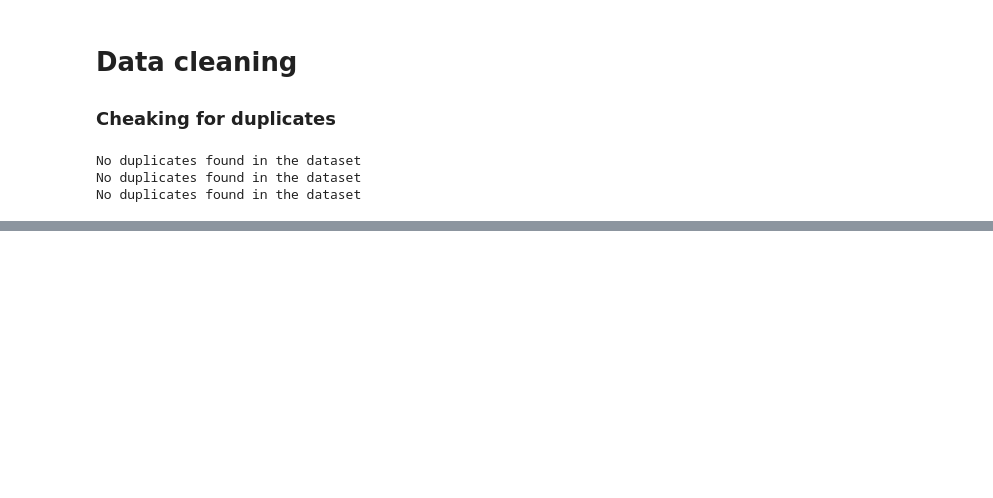
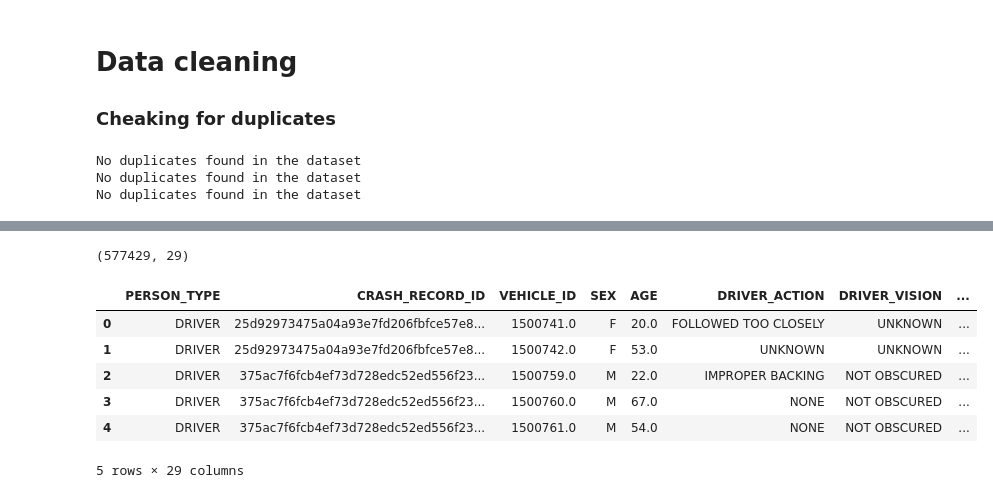
Before and after one commit to Lawez/phase-3-project, a Jupyter notebook: student.ipynb, the cells around one changed output, grey strips where cells are left out. Saved outputs shown, nothing was run; the diff lists cells and outputs as text; code cells hidden in the pictures; blank space fills up the shorter version.

```diff
--- a/student.ipynb
+++ b/student.ipynb
@@ -275,0 +433,5 @@ display(check_missing_values(crashes))
+# %%
+vehicles_del= ['CRASH_RECORD_ID', 'UNIT_NO', 'UNIT_TYPE', 'VEHICLE_DEFECT',
+                           'VEHICLE_TYPE', 'VEHICLE_USE','TRAVEL_DIRECTION','FIRST_CONTACT_POINT']
+# %%
+vehicles.drop(vehicles_del, axis=1, inplace=True)
@@ -275,0 +505,3 @@ display(check_missing_values(crashes))
+# %%
+crashes_fin=crashes[(crashes.PRIM_CONTRIBUTORY_CAUSE != 'UNABLE TO DETERMINE') &
+                                    (crashes.PRIM_CONTRIBUTORY_CAUSE != 'NOT APPLICABLE')].copy()
@@ -275,0 +514,5 @@ display(check_missing_values(crashes))
+# %%
+#Merging Datasets on the Crash_Record_ID Column
+df_1 = pd.merge(people_fin, vehicles, on='VEHICLE_ID')
+merg_data = pd.merge(df_1, crashes_fin, on='CRASH_RECORD_ID')
+merg_data.info()
@@ -275,0 +537,16 @@ display(check_missing_values(crashes))
+# %%
+# Cheaking the shape of the data
+merg_data.shape
+# %% [output]
+(577429, 29)
+# %%
+# cheaking the head of the data
+merg_data.head()
+# %% [output]
+|  | PERSON_TYPE | CRASH_RECORD_ID | VEHICLE_ID | SEX | AGE | DRIVER_ACTION | DRIVER_VISION | ... |
+| 0 | DRIVER | 25d92973475a04a93e7fd206fbfce57e8... | 1500741.0 | F | 20.0 | FOLLOWED TOO CLOSELY | UNKNOWN | ... |
+| 1 | DRIVER | 25d92973475a04a93e7fd206fbfce57e8... | 1500742.0 | F | 53.0 | UNKNOWN | UNKNOWN | ... |
+| 2 | DRIVER | 375ac7f6fcb4ef73d728edc52ed556f23... | 1500759.0 | M | 22.0 | IMPROPER BACKING | NOT OBSCURED | ... |
+| 3 | DRIVER | 375ac7f6fcb4ef73d728edc52ed556f23... | 1500760.0 | M | 67.0 | NONE | NOT OBSCURED | ... |
+| 4 | DRIVER | 375ac7f6fcb4ef73d728edc52ed556f23... | 1500761.0 | M | 54.0 | NONE | NOT OBSCURED | ... |
+5 rows × 29 columns
```
Also changed, not shown: parts of 40 cells of this notebook.
